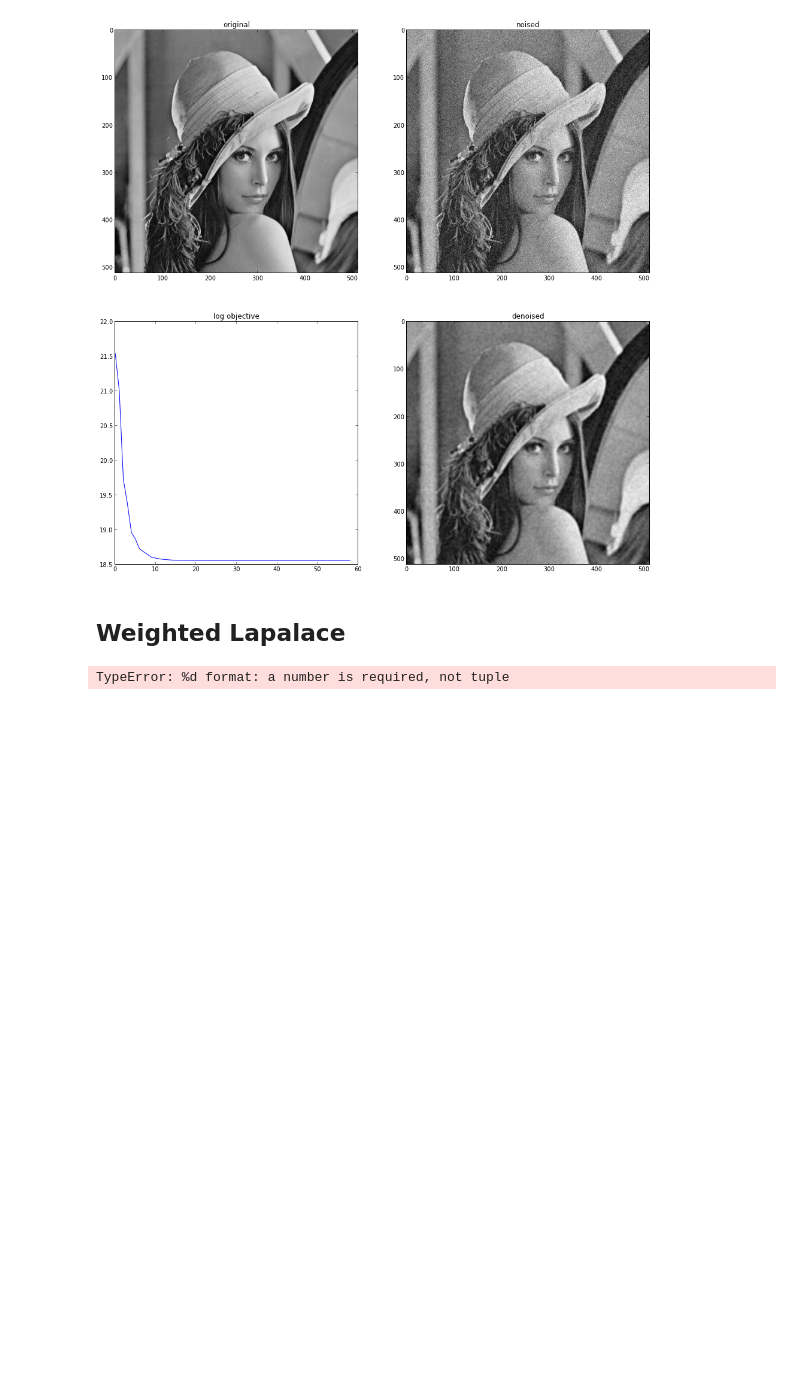
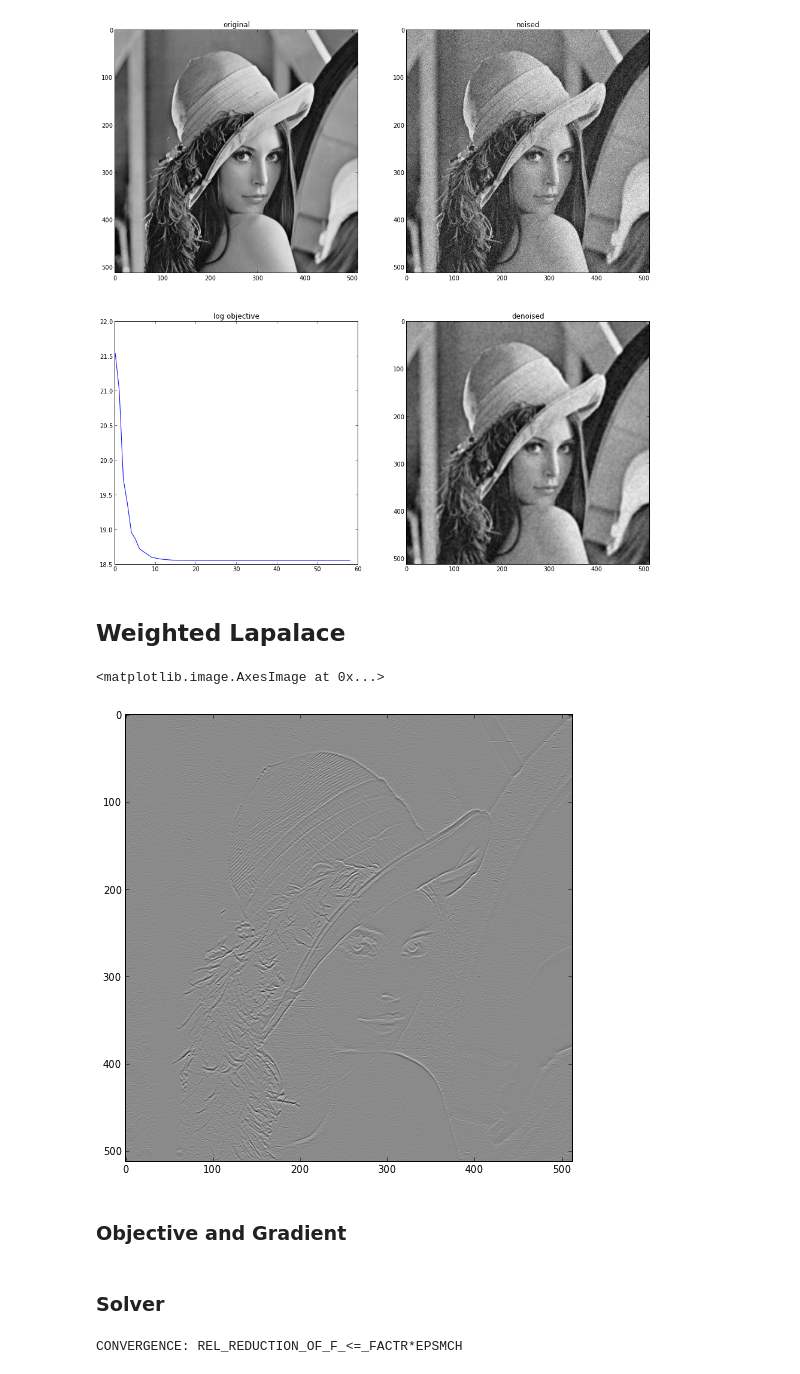
Before and after one commit to amitibo/atmosphere, a Jupyter notebook: ipython/laplacian example.ipynb, the cells around one changed output. Saved outputs shown, nothing was run; the diff lists cells and outputs as text; code cells hidden in the pictures; blank space fills up the shorter version.

```diff
--- a/ipython/laplacian example.ipynb
+++ b/ipython/laplacian example.ipynb
@@ -109,9 +109,14 @@ def weighted_laplace(input, weights, output = None, mode = "reflect", cval = 0.0
     assert input.ndim == len(weights), 'Shape of input (%d) must equal lenght of weights (%d)' % (input.ndim, len(weights))
 
     def derivative2(input, axis, output, mode, cval):
-        return weights[axis] * filters.correlate1d(input, [1, -2, 1], axis, output, mode, cval, 0)
-    return generic_laplace(input, derivative2, output, mode, cval)
+        filt = np.array((1, -2, 1)) * weights[axis]
+        return filters.correlate1d(input, filt, axis, output, mode, cval, 0)
+    return filters.generic_laplace(input, derivative2, output, mode, cval)
-# %%
-imshow(weighted_laplace(img_noise, weights=[5, 1]))
-# %% [output]
-TypeError: %d format: a number is required, not tuple
+# %%
+figure(figsize=(8, 8))
+imshow(weighted_laplace(lena(), weights=[50, 1]), cmap='gray')
+# %% [output]
+<matplotlib.image.AxesImage at 0x...>
+[figure, added]
+# %% [markdown]
+### Objective and Gradient
@@ -117,0 +149,17 @@ TypeError: %d format: a number is required, not tuple
+# %% [markdown]
+### Solver
+# %%
+from scipy.optimize import fmin_l_bfgs_b as solver
+
+x, obj, info = solver(
+                func=objective,
+                x0=np.zeros(img.size),
+                fprime=gradient,
+                bounds=[(0, 255)]*img.size,
+                maxfun=1000,
+                callback=intermidiate
+                )
+
+print info['task']
+# %% [output]
+CONVERGENCE: REL_REDUCTION_OF_F_<=_FACTR*EPSMCH
```
Also changed, not shown: parts of 2 cells of this notebook, 14 other files.
